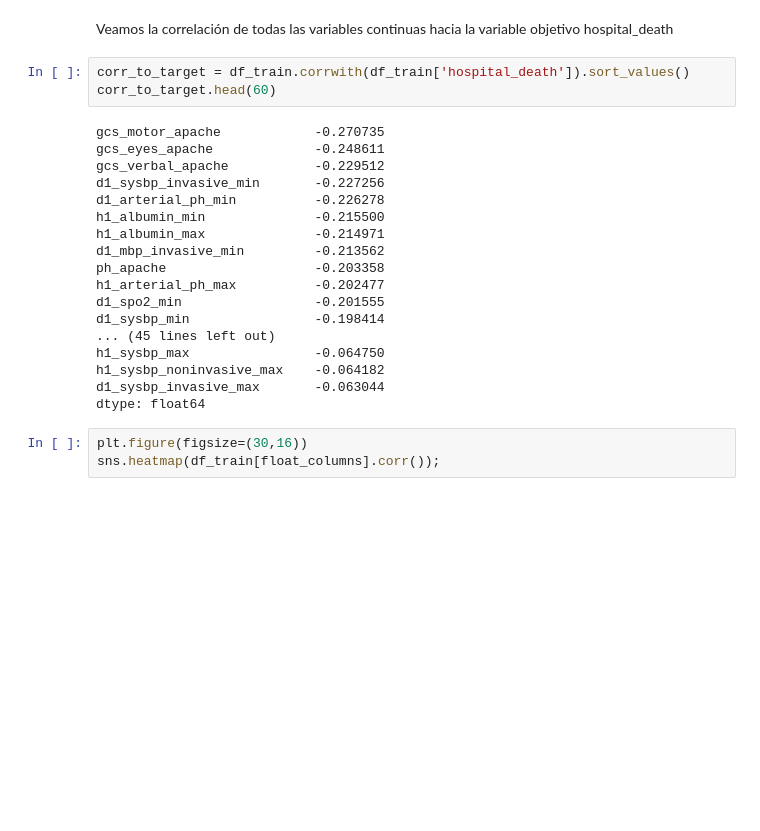
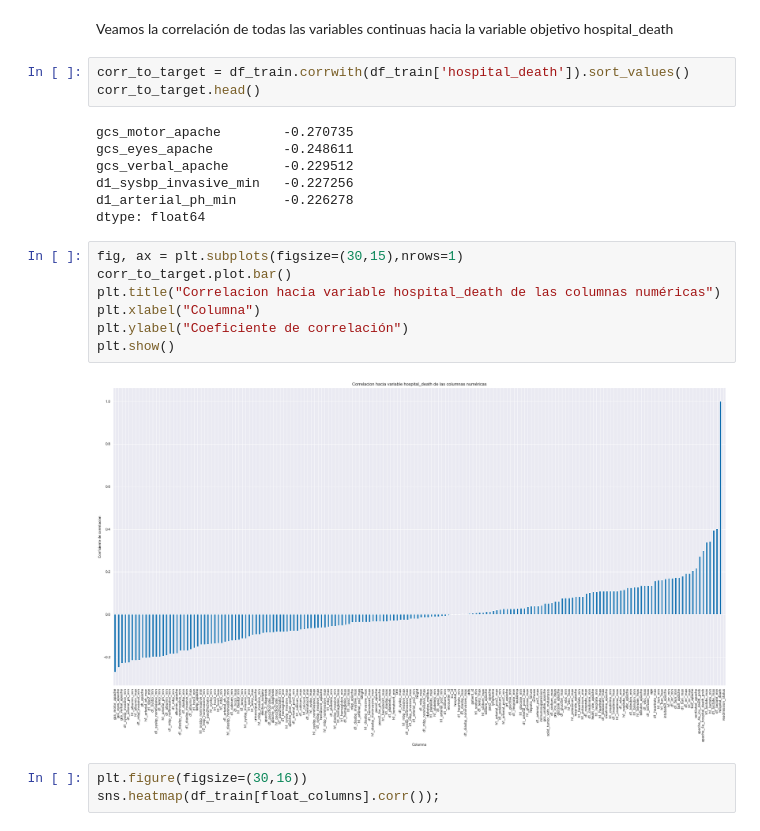
Before and after one commit to luciofondon98/Aprendizaje-Autom-tico-2022-2, a Jupyter notebook: Taller 3/[INF398]Taller3_II_2022-Lucio_Fondón.ipynb, the cells around one changed output. Drawn from its saved outputs; the diff is of its cells as text; blank space fills up the shorter version.

```diff
--- a/Taller 3/[INF398]Taller3_II_2022-Lucio_Fondón.ipynb
+++ b/Taller 3/[INF398]Taller3_II_2022-Lucio_Fondón.ipynb
@@ -486,25 +463,23 @@ acá comentario de los gráficos anteriores (falta)
 Veamos la correlación de todas las variables continuas hacia la variable objetivo hospital_death
 # %%
 corr_to_target = df_train.corrwith(df_train['hospital_death']).sort_values()
-corr_to_target.head(60)
+corr_to_target.head()
 # %% [output]
-gcs_motor_apache            -0.270735
-gcs_eyes_apache             -0.248611
-gcs_verbal_apache           -0.229512
-d1_sysbp_invasive_min       -0.227256
-d1_arterial_ph_min          -0.226278
-h1_albumin_min              -0.215500
-h1_albumin_max              -0.214971
-d1_mbp_invasive_min         -0.213562
-ph_apache                   -0.203358
-h1_arterial_ph_max          -0.202477
-d1_spo2_min                 -0.201555
-d1_sysbp_min                -0.198414
-... (45 lines left out)
-h1_sysbp_max                -0.064750
-h1_sysbp_noninvasive_max    -0.064182
-d1_sysbp_invasive_max       -0.063044
+gcs_motor_apache        -0.270735
+gcs_eyes_apache         -0.248611
+gcs_verbal_apache       -0.229512
+d1_sysbp_invasive_min   -0.227256
+d1_arterial_ph_min      -0.226278
 dtype: float64
+# %%
+fig, ax = plt.subplots(figsize=(30,15),nrows=1)
+corr_to_target.plot.bar()
+plt.title("Correlacion hacia variable hospital_death de las columnas numéricas")
+plt.xlabel("Columna")
+plt.ylabel("Coeficiente de correlación")
+plt.show()
+# %% [output]
+[figure, added]
 # %%
 plt.figure(figsize=(30,16))
 sns.heatmap(df_train[float_columns].corr());
```
Also changed, not shown: parts of 23 cells of this notebook.
